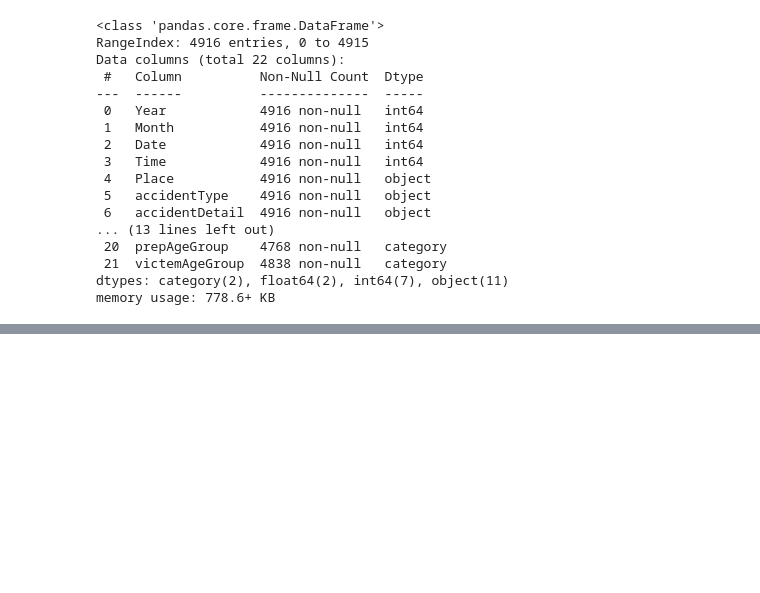
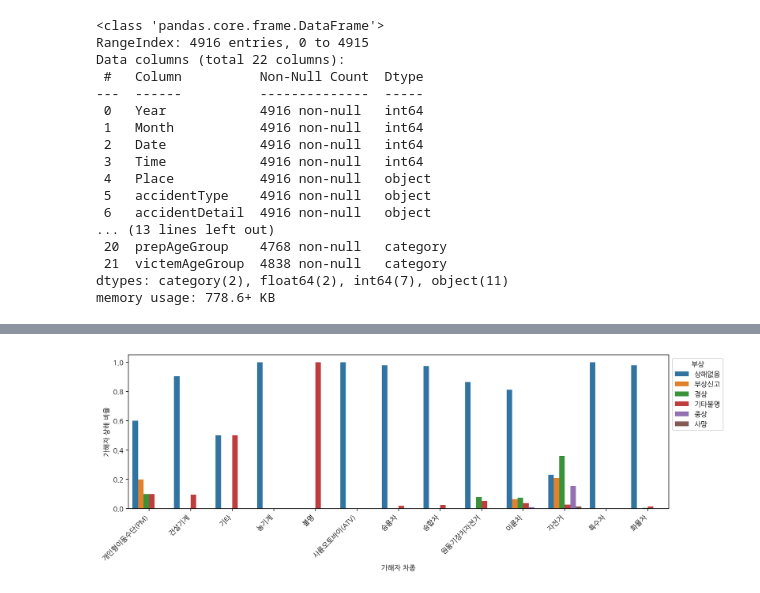
Before and after one commit to yeojeong735/25-BDA-TeamDP, a Jupyter notebook: 25_BDA_BikeCrash_TeamDP.ipynb, the cells around one changed output, grey strips where cells are left out. Drawn from its saved outputs; the diff is of its cells as text; code cells hidden in the pictures; blank space fills up the shorter version.

```diff
--- a/25_BDA_BikeCrash_TeamDP.ipynb
+++ b/25_BDA_BikeCrash_TeamDP.ipynb
@@ -614,0 +616,10 @@ sns.countplot(df, x='prepVehicle', hue='victemDamege')
+# %%
+plt.figure(figsize = (14, 4))
+sns.barplot(data = PvPDamege, x = 'prepVehicle', y = 'proportion', hue = 'prepDamege')
+plt.legend(title = '부상', bbox_to_anchor = (1, 1), loc = 'upper left')
+plt.ylabel("가해자 상해 비율")
+plt.xlabel("가해자 차종")
+plt.xticks(rotation = 45, ha = 'right')
+plt.show()
+# %% [output]
+[figure, added]
```
Also changed, not shown: parts of 6 cells of this notebook.
